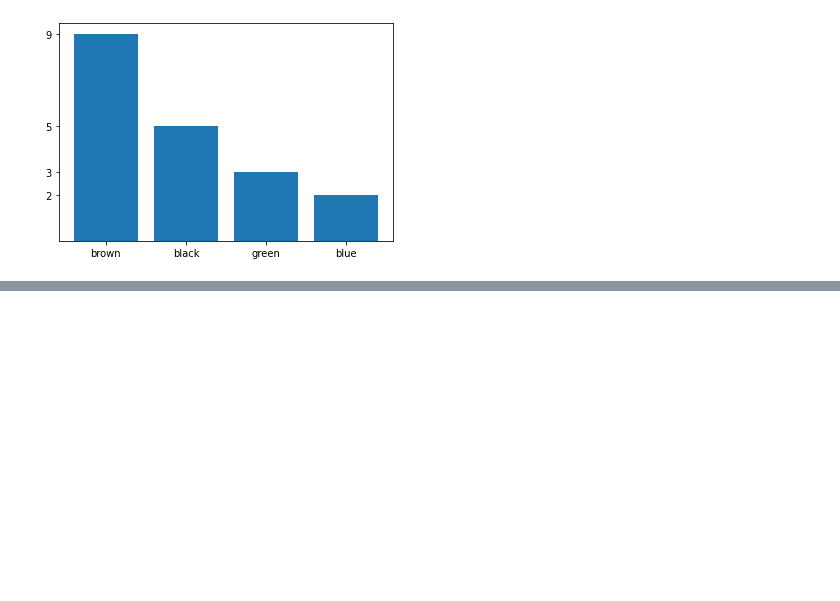
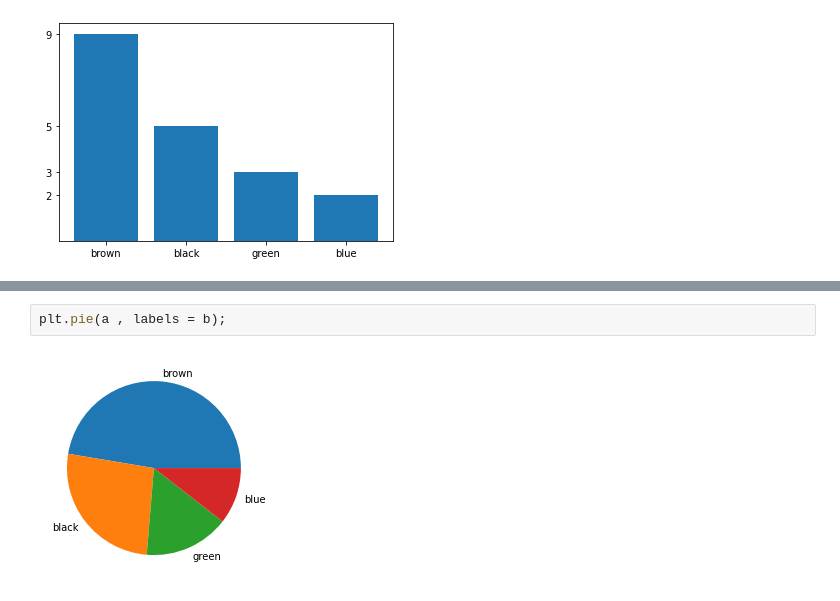
Before and after one commit to iamBehzad/Data_Mining_Statistics_Python, a Jupyter notebook: Plots.ipynb, the cells around one changed output, grey strips where cells are left out. Cells and saved outputs as stored; diff of their text form; blank space fills up the shorter version.

```diff
--- a/Plots.ipynb
+++ b/Plots.ipynb
@@ -209,0 +229,4 @@ plt.yticks(a.values)
+# %%
+plt.pie(a , labels = b);
+# %% [output]
+[figure, added]
```
Also changed, not shown: parts of 10 cells of this notebook.
